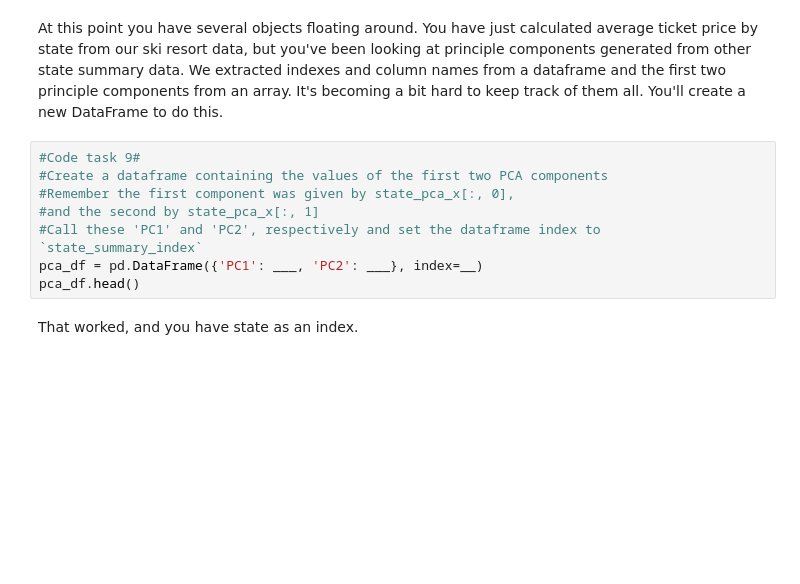
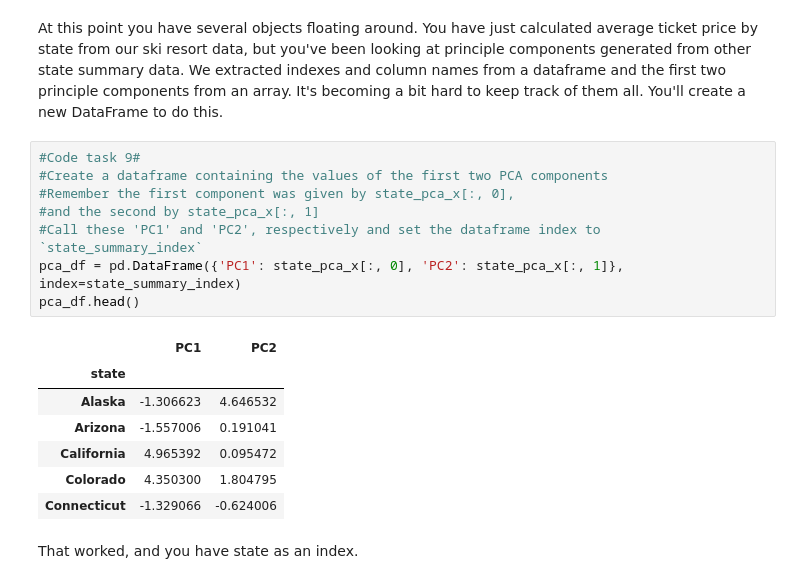
Before and after one commit to Me4ta/DataScienceGuidedCapstone, a Jupyter notebook: Notebooks/03_exploratory_data_analysis.ipynb, the cells around one changed output. Drawn from its saved outputs; the diff is of its cells as text; blank space fills up the shorter version.

Commit message:
Created a dataframe containing the values of the first two PCA components

```diff
--- a/Notebooks/03_exploratory_data_analysis.ipynb
+++ b/Notebooks/03_exploratory_data_analysis.ipynb
@@ -465,11 +465,19 @@ At this point you have several objects floating around. You have just calculated
 # %%
 #Code task 9#
 #Create a dataframe containing the values of the first two PCA components
 #Remember the first component was given by state_pca_x[:, 0],
 #and the second by state_pca_x[:, 1]
 #Call these 'PC1' and 'PC2', respectively and set the dataframe index to `state_summary_index`
-pca_df = pd.DataFrame({'PC1': ___, 'PC2': ___}, index=__)
+pca_df = pd.DataFrame({'PC1': state_pca_x[:, 0], 'PC2': state_pca_x[:, 1]}, index=state_summary_index)
 pca_df.head()
+# %% [output]
+|  | PC1 | PC2 |
+| state |  |  |
+| Alaska | -1.306623 | 4.646532 |
+| Arizona | -1.557006 | 0.191041 |
+| California | 4.965392 | 0.095472 |
+| Colorado | 4.350300 | 1.804795 |
+| Connecticut | -1.329066 | -0.624006 |
 # %% [markdown]
 That worked, and you have state as an index.
 # %%
```
